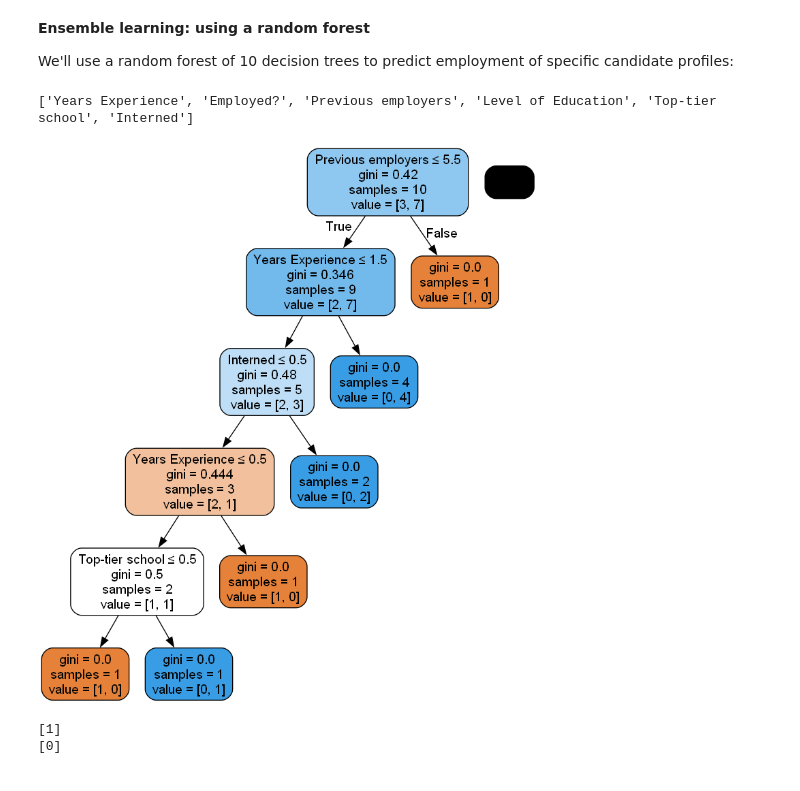
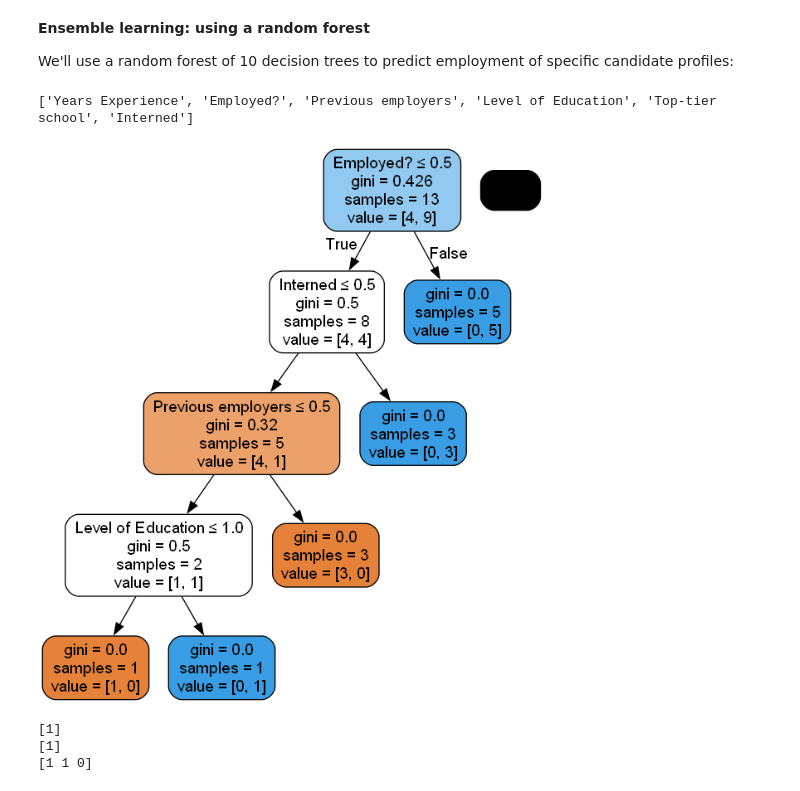
Before and after one commit to AHMAD-KHAIRI/python, a Jupyter notebook: day_108_decision_trees/random-forest.ipynb, the cells around one changed output. Drawn from its saved outputs; the diff is of its cells as text; code cells hidden in the pictures.

Commit message:
update to decision tree and random forest

```diff
--- a/day_108_decision_trees/random-forest.ipynb
+++ b/day_108_decision_trees/random-forest.ipynb
@@ -11,52 +11,57 @@ from IPython.display import Image
 from six import StringIO
 import pydotplus
 from sklearn.model_selection import train_test_split
+from sklearn.ensemble import RandomForestClassifier
 
 input_file = "PastHires.csv"
 df = pd.read_csv(input_file, header = 0)
 
 d = {'Y': 1, 'N': 0}
 df['Hired'] = df['Hired'].map(d)
 df['Employed?'] = df['Employed?'].map(d)
 df['Top-tier school'] = df['Top-tier school'].map(d)
 df['Interned'] = df['Interned'].map(d)
 d = {'BS': 0, 'MS': 1, 'PhD': 2}
 df['Level of Education'] = df['Level of Education'].map(d)
-df
 
 features = list(df.columns[:6])
 print(features)
 
 X = df[features]
 y = df["Hired"]
 X_train, X_test, y_train, y_test = train_test_split(X, y, test_size=0.2, random_state=0)
 
 clf = tree.DecisionTreeClassifier()
-# clf = clf.fit(X,y)
-clf = clf.fit(X_train, y_train)
-
-# tree.plot_tree(clf)
+clf = clf.fit(X, y)
+# clf = clf.fit(X_train, y_train)
 
 dot_data = StringIO()
 tree.export_graphviz(clf, out_file=dot_data,
                          feature_names=features,
                          filled=True, rounded=True,
                          special_characters=True)
 graph = pydotplus.graph_from_dot_data(dot_data.getvalue())
 Image(graph.create_png())
 # %% [output]
 ['Years Experience', 'Employed?', 'Previous employers', 'Level of Education', 'Top-tier school', 'Interned']
-[figure, old version]
+[figure, new version]
 # %%
 from sklearn.ensemble import RandomForestClassifier
 
-clf = RandomForestClassifier(n_estimators=10)
-clf = clf.fit(X, y)
+clf = RandomForestClassifier(n_estimators=10) # n_estimators is equal to the number of trees
+# clf = clf.fit(X, y)
+clf = clf.fit(X_train, y_train)
 
-#Predict employment of an employed 10-year veteran
+# Predict employment of an employed 10-year veteran
 print (clf.predict([[10, 1, 4, 0, 0, 0]]))
-#...and an unemployed 10-year veteran
+
+# ...and an unemployed 10-year veteran
 print (clf.predict([[10, 0, 4, 0, 0, 0]]))
+
+# Predictions for the test set
+predictions = clf.predict(X_test)
+print(predictions)
 # %% [output]
 [1]
-[0]
+[1]
+[1 1 0]
```
Also changed, not shown: parts of 4 cells of this notebook, 2 other files.
